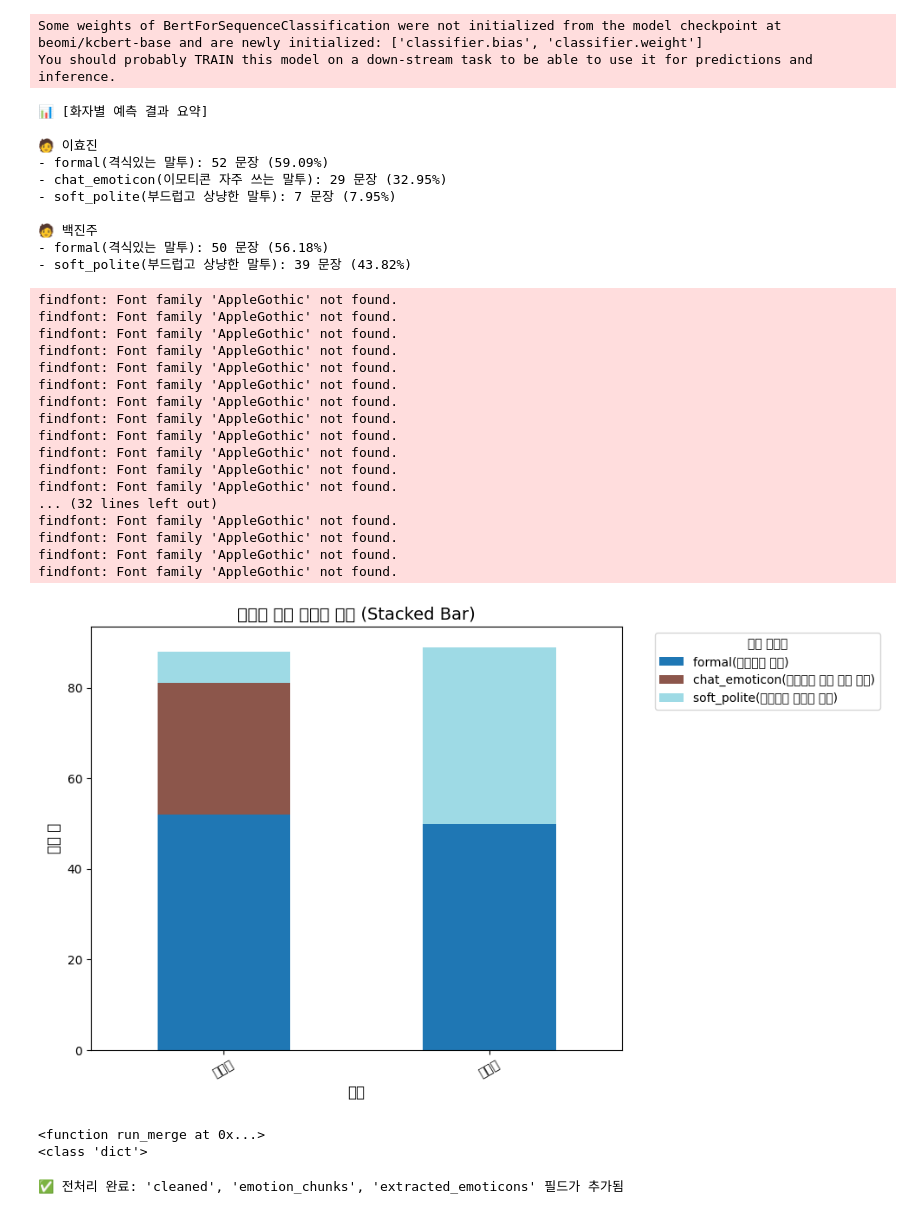
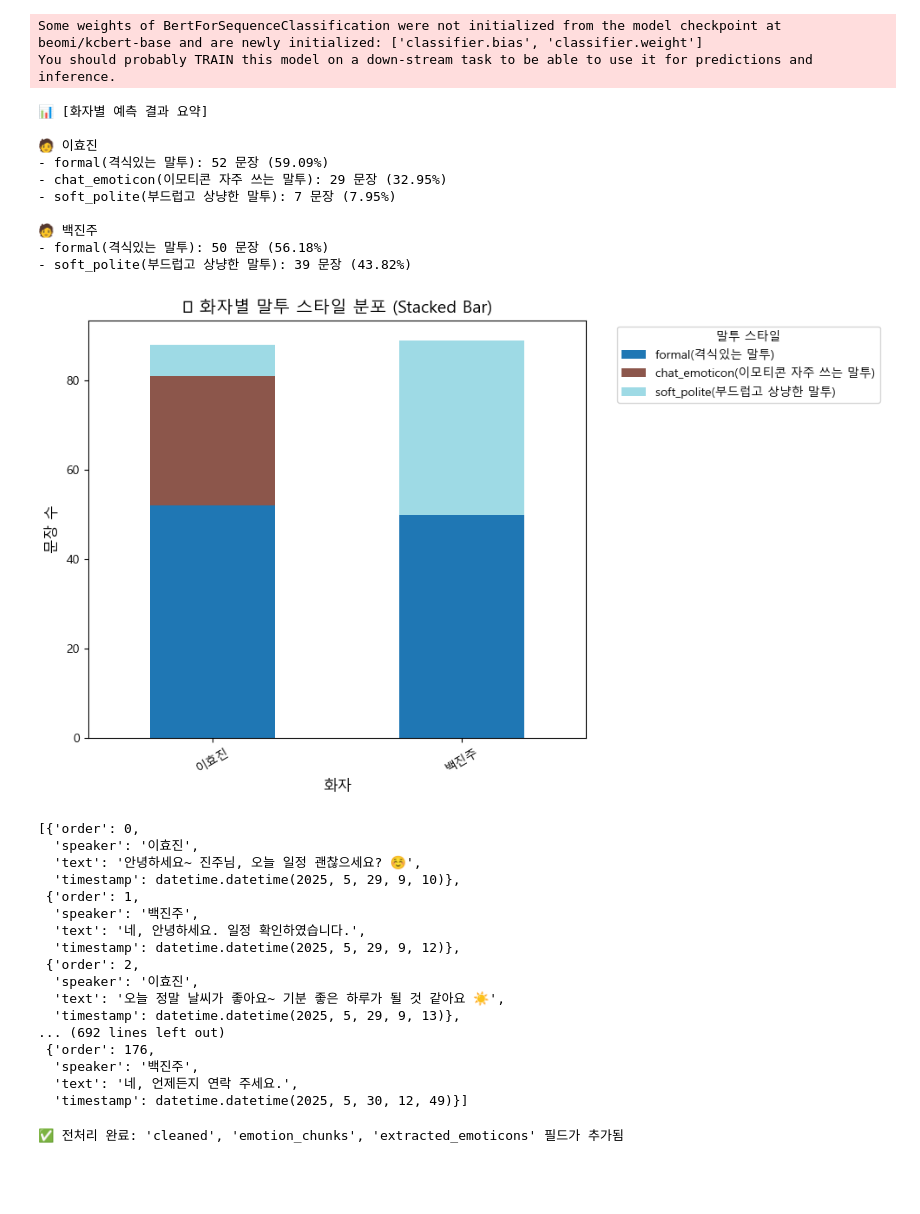
Before and after one commit to ssy330/ToneDetect, a Jupyter notebook: run_pipeline.ipynb, the cells around one changed output. Saved outputs shown, nothing was run; the diff lists cells and outputs as text; code cells hidden in the pictures; blank space fills up the shorter version.

```diff
--- a/run_pipeline.ipynb
+++ b/run_pipeline.ipynb
@@ -12,17 +12,17 @@ from transformers import AutoTokenizer, AutoModelForSequenceClassification
 from peft import PeftModel
 from collections import defaultdict
 
-plt.rcParams['font.family'] = 'AppleGothic'
+plt.rcParams['font.family'] = 'Malgun Gothic'
 
 # ✅ 2. merge.py 실행
 
 import merge  # 전처리 모듈 불러오기
 
 # ✅ 카톡 파일 지정 (변경 가능)
-input_chat_path = "datasets/KakaoTalk_Test_.txt"
+input_chat_path = "uploads/KakaoTalk_Test_.txt"
 
 # ✅ merge 실행 → 정제된 문장 리스트 반환
-# clean_sentences = merge.run_merge(input_chat_path)  # run_merge() 함수가 merge.py에 있다고 가정
+clean_sentences = merge.run_merge(input_chat_path)  # run_merge() 함수가 merge.py에 있다고 가정
 
 # ✅ 3. 모델 로드
 ADAPTER_PATH = "Models/ToneDetect_adapter"
@@ -53,10 +53,10 @@ label_map = {
 
 # ✅ speaker 별 style_counts 초기화
 speaker_style_counts = defaultdict(lambda: defaultdict(int))
-msgs = merge.run_merge(input_chat_path)
+clean_sentences = merge.run_merge(input_chat_path)
 
 # ✅ 각 문장 예측
-for msg in msgs:
+for msg in clean_sentences:
     speaker = msg['speaker']
     text = msg['text']
     pred = predict_style(text)
@@ -79,58 +79,57 @@ import pandas as pd
 data = []
 for speaker, style_counts in speaker_style_counts.items():
     row = {'speaker': speaker}
     row.update(style_counts)
     data.append(row)
 
 df = pd.DataFrame(data).fillna(0)
 df.set_index('speaker', inplace=True)
 
 # 시각화
 df.plot(kind='bar', stacked=True, figsize=(10, 6), colormap='tab20')
-plt.title("화자별 말투 스타일 분포 (Stacked Bar)", fontsize=14)
+plt.title("📊 화자별 말투 스타일 분포 (Stacked Bar)", fontsize=14)
 plt.xlabel("화자", fontsize=12)
 plt.ylabel("문장 수", fontsize=12)
 plt.xticks(rotation=30)
 plt.legend(title='말투 스타일', bbox_to_anchor=(1.05, 1), loc='upper left')
 plt.tight_layout()
 plt.show()
 # %% [output]
 Some weights of BertForSequenceClassification were not initialized from the model checkpoint at beomi/kcbert-base and are newly initialized: ['classifier.bias', 'classifier.weight']
 You should probably TRAIN this model on a down-stream task to be able to use it for predictions and inference.
 📊 [화자별 예측 결과 요약]
 
 🧑 이효진
 - formal(격식있는 말투): 52 문장 (59.09%)
 - chat_emoticon(이모티콘 자주 쓰는 말투): 29 문장 (32.95%)
 - soft_polite(부드럽고 상냥한 말투): 7 문장 (7.95%)
 
 🧑 백진주
 - formal(격식있는 말투): 50 문장 (56.18%)
 - soft_polite(부드럽고 상냥한 말투): 39 문장 (43.82%)
-findfont: Font family 'AppleGothic' not found.
-findfont: Font family 'AppleGothic' not found.
-findfont: Font family 'AppleGothic' not found.
-findfont: Font family 'AppleGothic' not found.
-findfont: Font family 'AppleGothic' not found.
-findfont: Font family 'AppleGothic' not found.
-findfont: Font family 'AppleGothic' not found.
-findfont: Font family 'AppleGothic' not found.
-findfont: Font family 'AppleGothic' not found.
-findfont: Font family 'AppleGothic' not found.
-findfont: Font family 'AppleGothic' not found.
-findfont: Font family 'AppleGothic' not found.
-... (32 lines left out)
-findfont: Font family 'AppleGothic' not found.
-findfont: Font family 'AppleGothic' not found.
-findfont: Font family 'AppleGothic' not found.
-findfont: Font family 'AppleGothic' not found.
-[figure, old version]
+[figure, new version]
-# %%
-print(merge.run_merge)  # 지금 어떤 함수가 로드됐는지 확인
-print(type(msgs[0]))  # dict 인지, string 인지 확인
-# %% [output]
-<function run_merge at 0x...>
-<class 'dict'>
+# %%
+from pprint import pprint
+
+pprint(clean_sentences)
+# %% [output]
+[{'order': 0,
+  'speaker': '이효진',
+  'text': '안녕하세요~ 진주님, 오늘 일정 괜찮으세요? ☺️',
+  'timestamp': datetime.datetime(2025, 5, 29, 9, 10)},
+ {'order': 1,
+  'speaker': '백진주',
+  'text': '네, 안녕하세요. 일정 확인하였습니다.',
+  'timestamp': datetime.datetime(2025, 5, 29, 9, 12)},
+ {'order': 2,
+  'speaker': '이효진',
+  'text': '오늘 정말 날씨가 좋아요~ 기분 좋은 하루가 될 것 같아요 ☀️',
+  'timestamp': datetime.datetime(2025, 5, 29, 9, 13)},
+... (692 lines left out)
+ {'order': 176,
+  'speaker': '백진주',
+  'text': '네, 언제든지 연락 주세요.',
+  'timestamp': datetime.datetime(2025, 5, 30, 12, 49)}]
 # %%
 import sys
 import os
```
Also changed, not shown: parts of 6 cells of this notebook, 6 other files.
